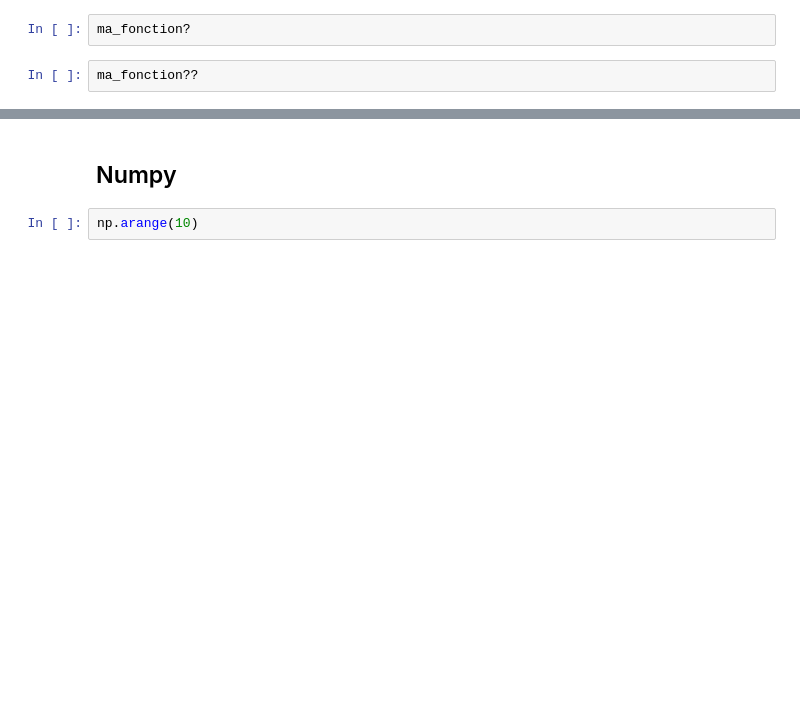
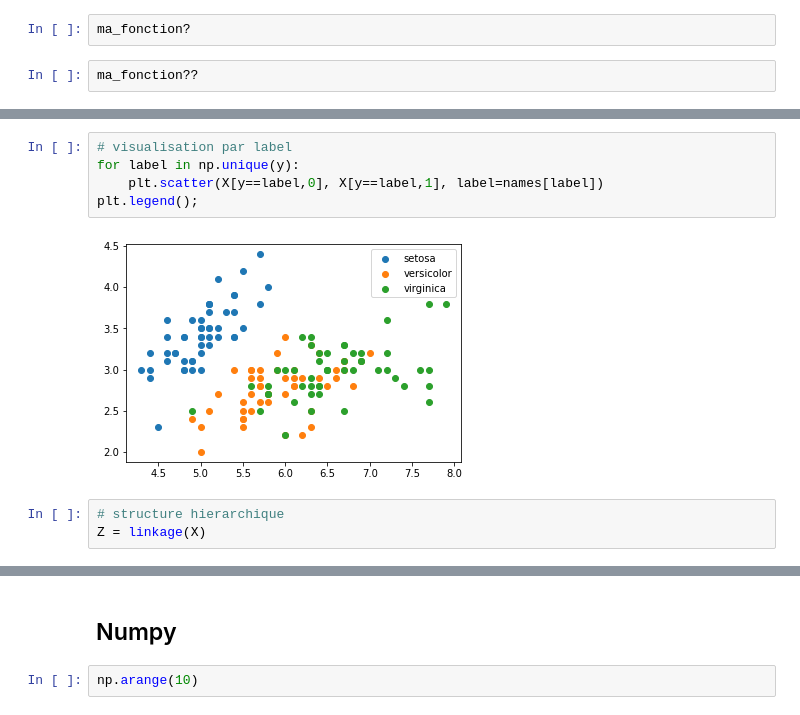
Before and after one commit to tbonald/liesse, a Jupyter notebook: 0-test.ipynb, the cells around one changed output, grey strips where cells are left out. Cells and saved outputs as stored; diff of their text form; blank space fills up the shorter version.

```diff
--- a/0-test.ipynb
+++ b/0-test.ipynb
@@ -36,0 +72,10 @@ ma_fonction??
+# %%
+# visualisation par label
+for label in np.unique(y):
+    plt.scatter(X[y==label,0], X[y==label,1], label=names[label])
+plt.legend();
+# %% [output]
+[figure, added]
+# %%
+# structure hierarchique
+Z = linkage(X)
```
Also changed, not shown: parts of 35 cells of this notebook.
